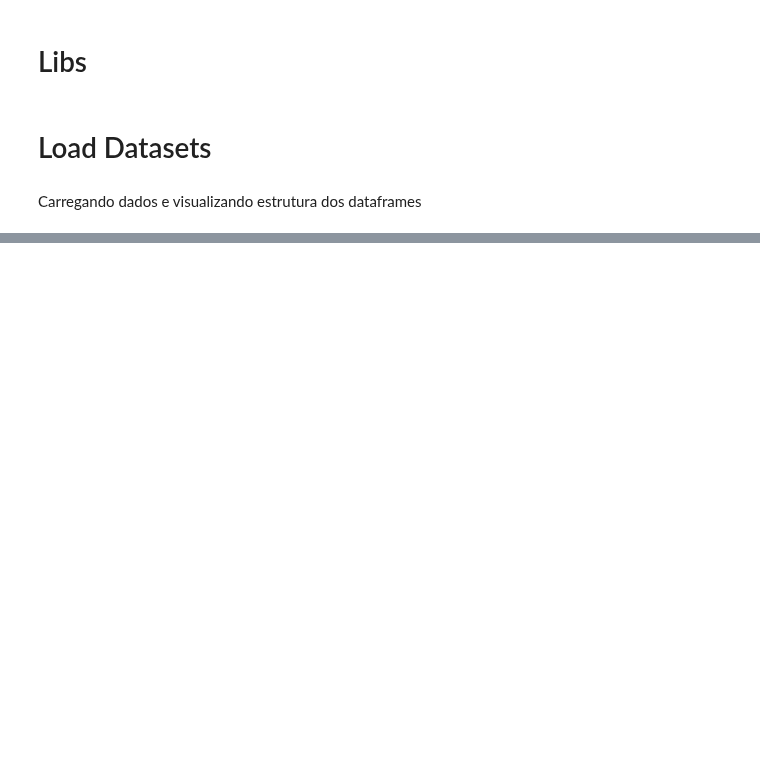
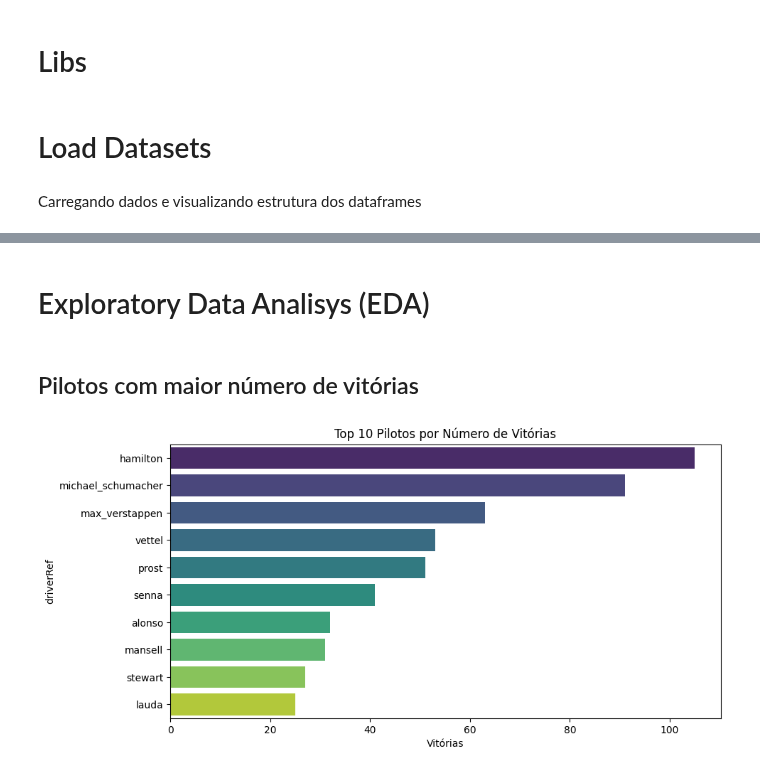
Before and after one commit to falconeee/CD-2025-2, a Jupyter notebook: projeto final/projeto_final.ipynb, the cells around one changed output, grey strips where cells are left out. Drawn from its saved outputs; the diff is of its cells as text; code cells hidden in the pictures; blank space fills up the shorter version.

```diff
--- a/projeto final/projeto_final.ipynb
+++ b/projeto final/projeto_final.ipynb
@@ -76,0 +248,35 @@ df_status.head()
+# %%
+# Juntando Resultados com Corridas (para pegar ano e circuito)
+df = df_results.merge(df_races[['raceId', 'year', 'name', 'date', 'circuitId']], on='raceId', how='left')
+
+# Juntando com Pilotos (nome, nacionalidade)
+df = df.merge(df_drivers[['driverId', 'driverRef', 'nationality', 'dob']], on='driverId', how='left')
+
+# Juntando com Construtores (equipes)
+df = df.merge(df_constructors[['constructorId', 'constructorRef', 'nationality']], on='constructorId', how='left', suffixes=('_driver', '_team'))
+
+# Juntando com Status (causa do fim da corrida)
+df = df.merge(df_status[['statusId', 'status']], on='statusId', how='left')
+
+# Juntando com Circuitos (Latitude, Longitude, Altitude)
+# Renomeando 'name' para 'circuit_name' para não conflitar com o nome da corrida
+df = df.merge(df_circuits[['circuitId', 'name', 'location', 'country', 'lat', 'lng', 'alt']], on='circuitId', how='left', suffixes=('', '_circuit'))
+df.rename(columns={'name_circuit': 'circuit_name'}, inplace=True)
+
+# Juntando com Qualificação (Tempos de Q1, Q2, Q3)
+# Trazendo apenas os tempos, porque 'position' (grid) já se tem em results
+df = df.merge(df_qualifying[['raceId', 'driverId', 'q1', 'q2', 'q3']], on=['raceId', 'driverId'], how='left')
+
+# Juntando com Standings (Pontuação do campeonato NAQUELA corrida)
+# Renomeando para evitar conflito com os pontos da corrida e posição de chegada
+df = df.merge(df_driver_standings[['raceId', 'driverId', 'points', 'position', 'wins']], on=['raceId', 'driverId'], how='left', suffixes=('', '_season'))
+df.rename(columns={'points_season': 'driver_points_season', 'position': 'driver_rank_season', 'wins': 'driver_wins_season'}, inplace=True)
+
+# Limpeza Rápida
+# Convertendo posição para numérico (substituindo o que não for numérico por NaN)
+df['positionOrder'] = pd.to_numeric(df['positionOrder'], errors='coerce')
+df['grid'] = pd.to_numeric(df['grid'], errors='coerce')
+df['points'] = pd.to_numeric(df['points'], errors='coerce')
+
+print(f"Dataset consolidado, Shape: {df.shape}")
+df.head()
@@ -76,0 +304,15 @@ df_status.head()
+# %% [markdown]
+# Exploratory Data Analisys (EDA)
+# %% [markdown]
+## Pilotos com maior número de vitórias
+# %%
+# Top 10 Pilotos com mais vitórias na base de dados
+wins = df[df['positionOrder'] == 1].groupby('driverRef')['year'].count().sort_values(ascending=False).head(10)
+
+plt.figure(figsize=(10, 5))
+sns.barplot(x=wins.values, y=wins.index, palette='viridis')
+plt.title('Top 10 Pilotos por Número de Vitórias')
+plt.xlabel('Vitórias')
+plt.show()
+# %% [output]
+[figure, added]
```
Also changed, not shown: parts of 44 cells of this notebook, 1 other file.
